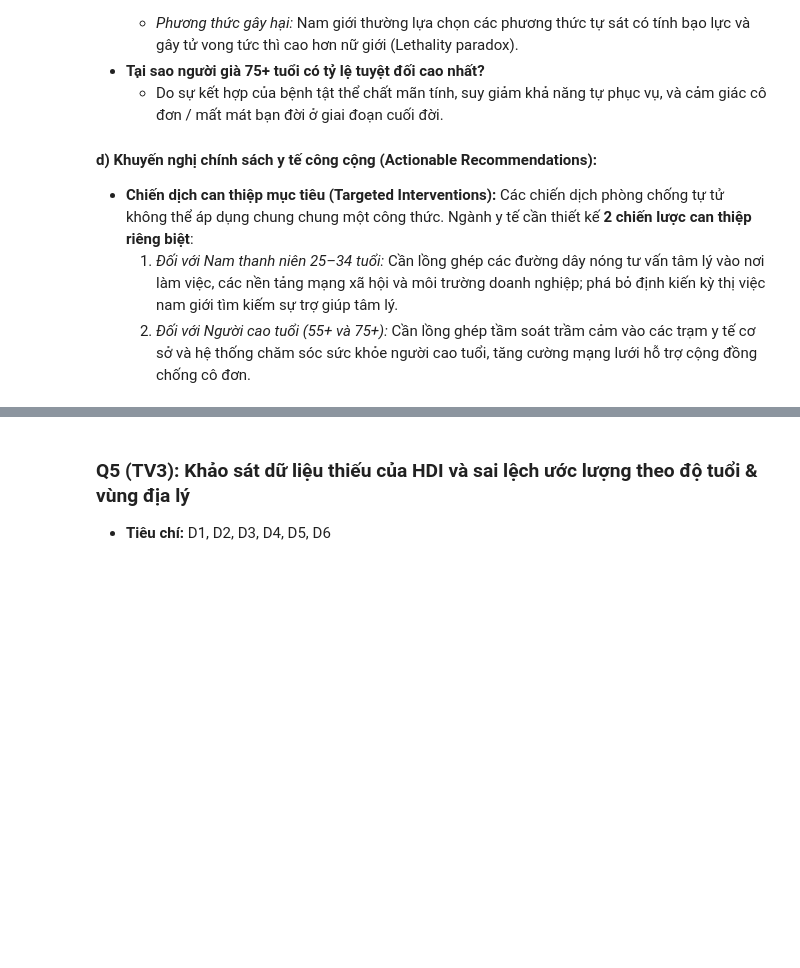
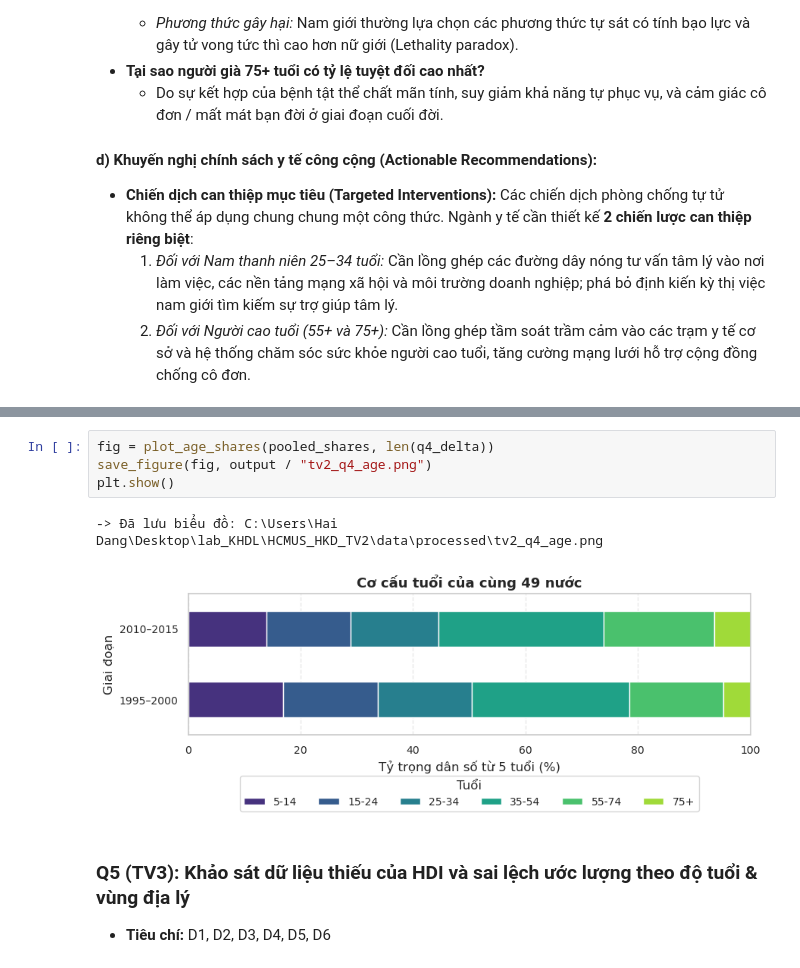
Before and after one commit to 24122039Kien/HCMUS_HKD_program_for_data_scientists, a Jupyter notebook: notebooks/02_analysis.ipynb, the cells around one changed output, grey strips where cells are left out. Drawn from its saved outputs; the diff is of its cells as text; blank space fills up the shorter version.

```diff
--- a/notebooks/02_analysis.ipynb
+++ b/notebooks/02_analysis.ipynb
@@ -443,3 +596,10 @@ plt.show()
+# %%
+fig = plot_age_shares(pooled_shares, len(q4_delta))
+save_figure(fig, output / "tv2_q4_age.png")
+plt.show()
+# %% [output]
+-> Đã lưu biểu đồ: C:\Users\Hai Dang\Desktop\lab_KHDL\HCMUS_HKD_TV2\data\processed\tv2_q4_age.png
+[figure, added]
 # %% [markdown]
 ### Q5 (TV3): Khảo sát dữ liệu thiếu của HDI và sai lệch ước lượng theo độ tuổi & vùng địa lý
 - **Tiêu chí:** D1, D2, D3, D4, D5, D6
```
Also changed, not shown: parts of 12 cells of this notebook, 3 other files.
